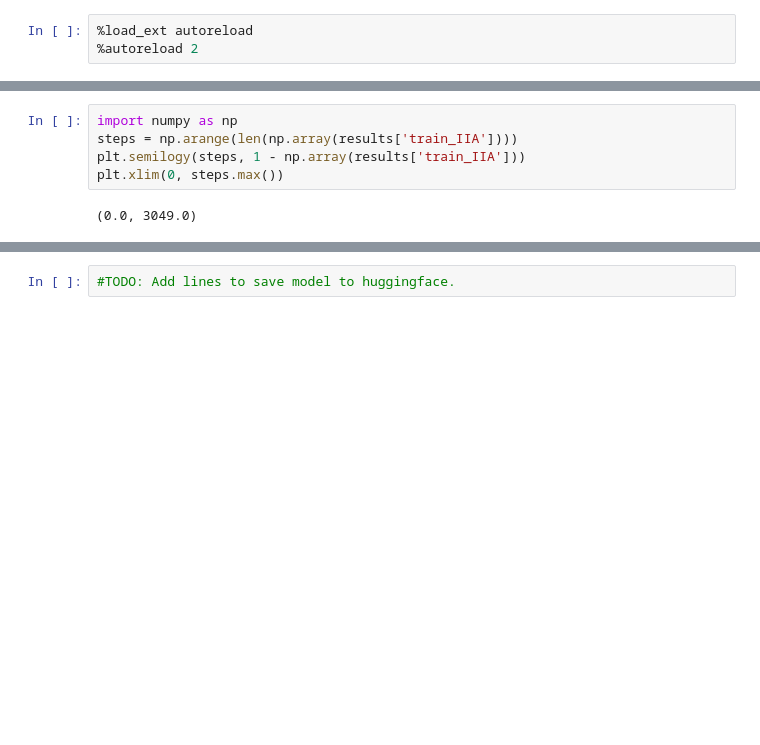
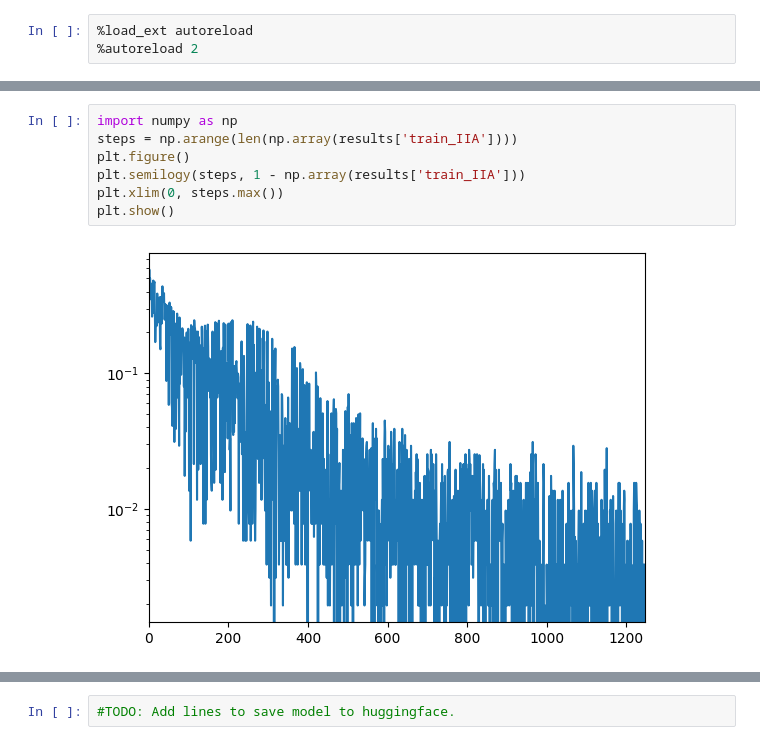
Before and after one commit to evanhanders/circuits-benchmark-saes, a Jupyter notebook: quick-experiments/parens_bench_siit_and_sae.ipynb, the cells around one changed output, grey strips where cells are left out. Cells and saved outputs as stored; diff of their text form; blank space fills up the shorter version.

```diff
--- a/quick-experiments/parens_bench_siit_and_sae.ipynb
+++ b/quick-experiments/parens_bench_siit_and_sae.ipynb
@@ -113,10 +106,12 @@ plt.semilogy(results['train_loss'])
 # %%
 import numpy as np
 steps = np.arange(len(np.array(results['train_IIA'])))
+plt.figure()
 plt.semilogy(steps, 1 - np.array(results['train_IIA']))
 plt.xlim(0, steps.max())
+plt.show()
 # %% [output]
-(0.0, 3049.0)
+[figure, added]
 # %%
 results['test_IIA']
 # %% [output]
```
Also changed, not shown: parts of 7 cells of this notebook, 2 other files.
